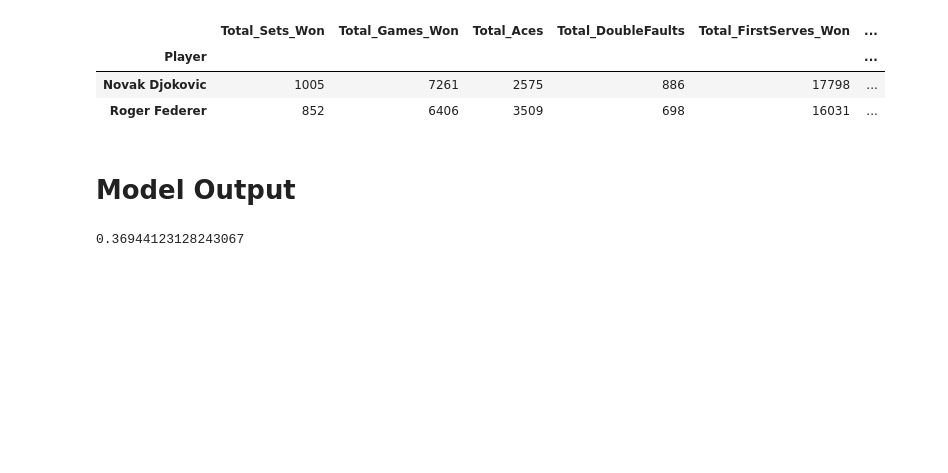
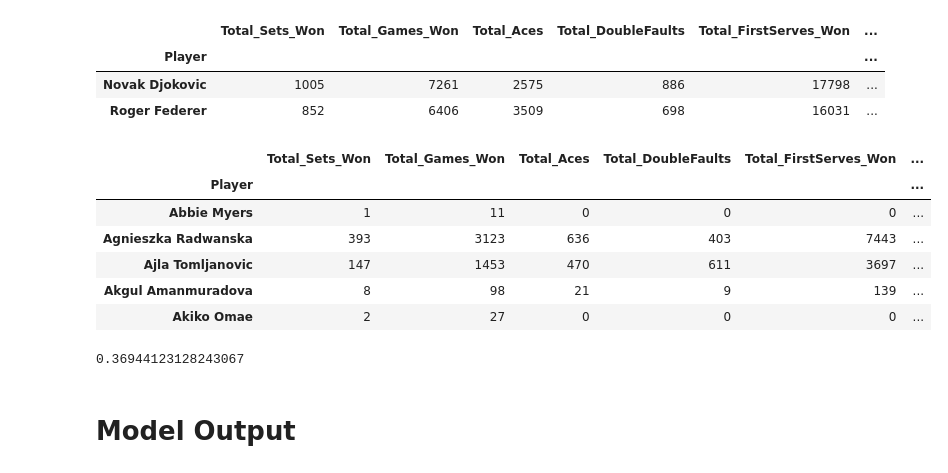
Before and after one commit to Jfbarr/aus_open_datathon_2019, a Jupyter notebook: Workbook.ipynb, the cells around one changed output. Cells and saved outputs as stored; diff of their text form; code cells hidden in the pictures; blank space fills up the shorter version.

Commit message:
Cleaned up notebook, added female data processing and output, functionalised output generalisation, moved functions to scripts folder

```diff
--- a/Workbook.ipynb
+++ b/Workbook.ipynb
@@ -299,16 +109,0 @@ def summarisePlayerSurfaceStats(DF, stats):
-# %%
-def addServeStatistics(lifetimeDF):
-    # Total Serves Won
-    lifetimeDF = lifetimeDF.assign(Total_Serves_Won =
-                         lifetimeDF['Total_FirstServes_Won'] +
-                         lifetimeDF['Total_SecondServes_Won'])
-    # Total serves
-    lifetimeDF = lifetimeDF.assign(Total_Serves =
-                         lifetimeDF['Total_FirstServes_In'] +
-                         lifetimeDF['Total_SecondServes_In'] +
-                         lifetimeDF['Total_DoubleFaults'])
-    # Probability of winning a serve
-    lifetimeDF = lifetimeDF.assign(P_Win_Serve =
-                         lifetimeDF['Total_Serves_Won'] /
-                         lifetimeDF['Total_Serves'])
-    return lifetimeDF
@@ -382,3 +129,7 @@ display(maleTournServeDF.loc[['Andreas Beck', 'David Goffin']])
+# %%
+# Calculate lifetime summary statistics and Tournament Summaries for Male Players
+femaleLifeSummaryDF = summariseLifetimePlayerStats(femaleDF, statCols)
+femaleServeSummaryDF = addServeStatistics(femaleLifeSummaryDF)
 # %% [markdown]
 # Bivariate Analysis
 # %%
@@ -844,5 +363,19 @@ display(maleServeSummaryDF.loc[['Novak Djokovic', 'Roger Federer']])
 | Player |  |  |  |  |  | ... |
 | Novak Djokovic | 1005 | 7261 | 2575 | 886 | 17798 | ... |
 | Roger Federer | 852 | 6406 | 3509 | 698 | 16031 | ... |
+# %%
+display(femaleServeSummaryDF.head(5))
+# %% [output]
+|  | Total_Sets_Won | Total_Games_Won | Total_Aces | Total_DoubleFaults | Total_FirstServes_Won | ... |
+| Player |  |  |  |  |  | ... |
+| Abbie Myers | 1 | 11 | 0 | 0 | 0 | ... |
+| Agnieszka Radwanska | 393 | 3123 | 636 | 403 | 7443 | ... |
+| Ajla Tomljanovic | 147 | 1453 | 470 | 611 | 3697 | ... |
+| Akgul Amanmuradova | 8 | 98 | 21 | 9 | 139 | ... |
+| Akiko Omae | 2 | 27 | 0 | 0 | 0 | ... |
+# %%
+MWPC.match_win_2_of_3(0.668309, 0.696297)
+# %% [output]
+0.36944123128243067
 # %% [markdown]
 # Model Output
@@ -875,4 +381,0 @@ maleSubmission.to_csv(src+'\\output\\men_final_submission_file.csv')
-# %%
-match_win_2_of_3(0.668309, 0.696297)
-# %% [output]
-0.36944123128243067
```
Also changed, not shown: parts of 46 cells of this notebook, 5 other files.
